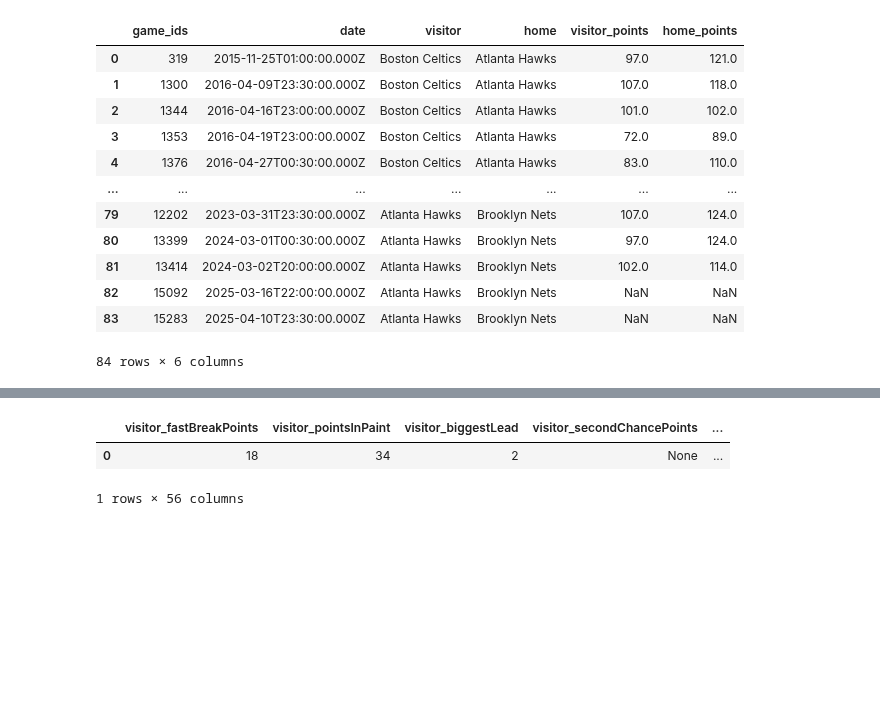
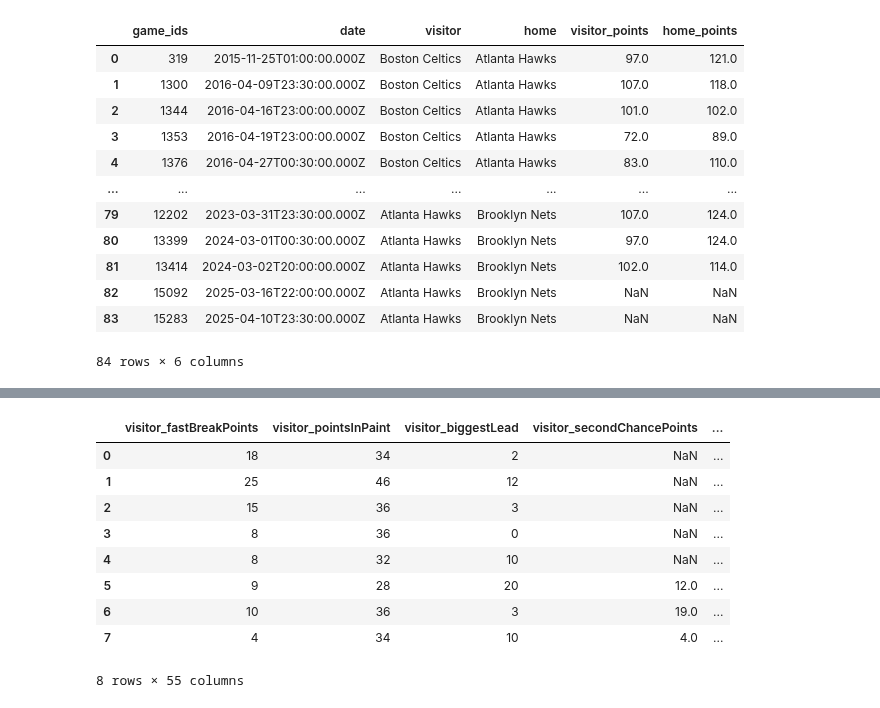
Before and after one commit to VincentGordon-Data-Analyst/nba-api, a Jupyter notebook: game_statistics.ipynb, the cells around one changed output, grey strips where cells are left out. Saved outputs shown, nothing was run; the diff lists cells and outputs as text; code cells hidden in the pictures; blank space fills up the shorter version.

Commit message:
Create ETL to for dataframe contain teams stats per game

```diff
--- a/game_statistics.ipynb
+++ b/game_statistics.ipynb
@@ -29,6 +29,6 @@ game_df
 84 rows × 6 columns
 # %%
 # Grab game ids to be used with api call
-game_ids = game_df['game_ids'].values[:1]
+game_ids = game_df['game_ids'].values
 game_ids
 # %% [output]
@@ -40,41 +49,48 @@ headers = {
 	"x-rapidapi-host": "api-nba-v1.p.rapidapi.com"
 }
 
 statistics = []
 for game_id in game_ids:
 	querystring = {"id": game_id}
 	response = requests.get(url, headers=headers, params=querystring)
 
  	# Check if the API request was successful
 	if response.status_code == 200:
 		game_statistics = response.json()
+
 		# Extract game id
 		id = game_statistics['parameters']['id']
 
 		# Extract visitor and home team names
 		visitor = game_statistics['response'][0]['team']['name']
 		home = game_statistics['response'][1]['team']['name']
 
 		# Extract statistics for visitor team
 		visitor_statics = game_statistics['response'][0]['statistics'][0]
 		visitor_stats = {f"visitor_{key}":value for key, value in visitor_statics.items()}
-
 		visitor_stats['game_id'] = id
 		visitor_stats['visitor_team'] = visitor
 
 		# Extract statistics for home team
 		home_statics = game_statistics['response'][1]['statistics'][0]
 		home_stats = {f"home_{key}":value for key, value in home_statics.items()}
-
 		home_stats['game_id'] = id
 		home_stats['home_team'] = home
 
-	visitor_stat_df = pd.DataFrame([visitor_stats])
-	home_stat_df = pd.DataFrame([home_stats])
+		# Append both visitor and home stats
+		statistics.append({**visitor_stats, **home_stats})
+
+# Create the Data Frame
+game_statistics_df = pd.DataFrame(statistics)
+game_statistics_df
+# %% [output]
+|  | visitor_fastBreakPoints | visitor_pointsInPaint | visitor_biggestLead | visitor_secondChancePoints | ... |
+| 0 | 18 | 34 | 2 | NaN | ... |
+| 1 | 25 | 46 | 12 | NaN | ... |
+| 2 | 15 | 36 | 3 | NaN | ... |
+| 3 | 8 | 36 | 0 | NaN | ... |
+| 4 | 8 | 32 | 10 | NaN | ... |
+| 5 | 9 | 28 | 20 | 12.0 | ... |
+| 6 | 10 | 36 | 3 | 19.0 | ... |
+| 7 | 4 | 34 | 10 | 4.0 | ... |
+8 rows × 55 columns
-# %%
-game_statistics_df = pd.concat([visitor_stat_df, home_stat_df], axis=1)
-game_statistics_df
-# %% [output]
-|  | visitor_fastBreakPoints | visitor_pointsInPaint | visitor_biggestLead | visitor_secondChancePoints | ... |
-| 0 | 18 | 34 | 2 | None | ... |
-1 rows × 56 columns
```
Also changed, not shown: parts of 1 cell of this notebook, 3 other files.
